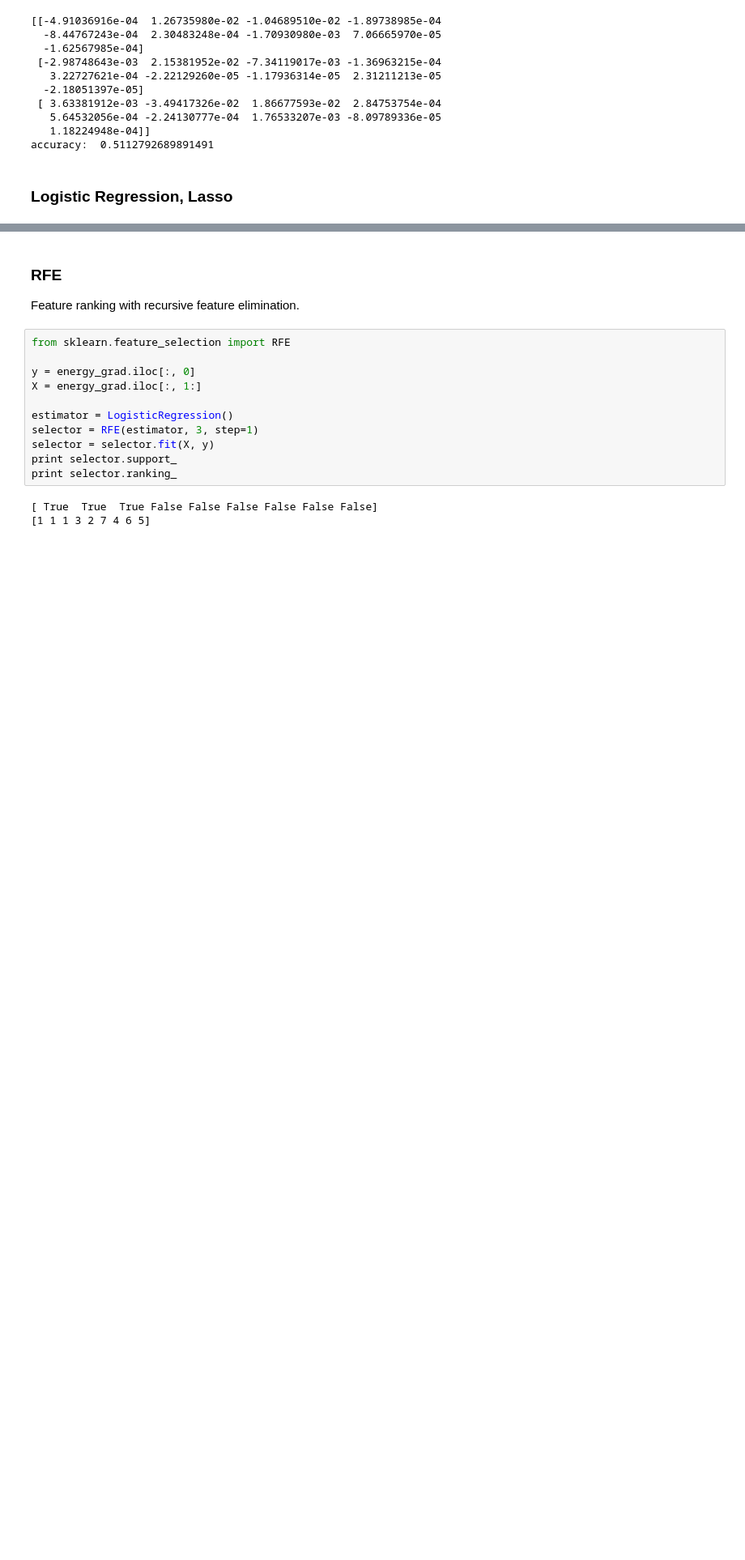
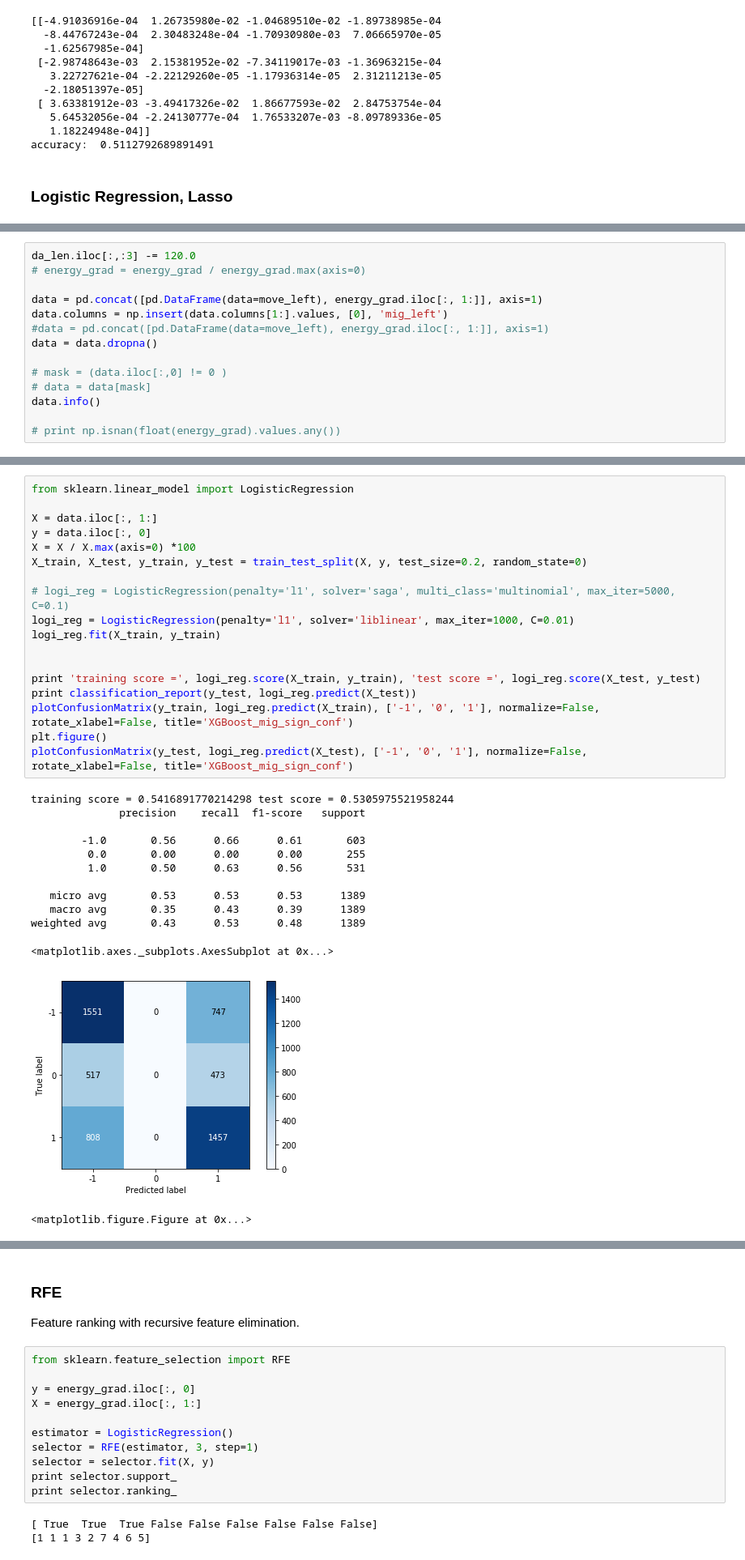
Before and after one commit to xiaotingz/Matlab, a Jupyter notebook: Grain Tracking/ClassificationModels.ipynb, the cells around one changed output, grey strips where cells are left out. Shown: that part at 81% size. Saved outputs shown, nothing was run; the diff lists cells and outputs as text; blank space fills up the shorter version.

```diff
--- a/Grain Tracking/ClassificationModels.ipynb
+++ b/Grain Tracking/ClassificationModels.ipynb
@@ -378,0 +463,14 @@ accuracy:  0.5112792689891491
+# %%
+da_len.iloc[:,:3] -= 120.0
+# energy_grad = energy_grad / energy_grad.max(axis=0)
+
+data = pd.concat([pd.DataFrame(data=move_left), energy_grad.iloc[:, 1:]], axis=1)
+data.columns = np.insert(data.columns[1:].values, [0], 'mig_left')
+#data = pd.concat([pd.DataFrame(data=move_left), energy_grad.iloc[:, 1:]], axis=1)
+data = data.dropna()
+
+# mask = (data.iloc[:,0] != 0 )
+# data = data[mask]
+data.info()
+
+# print np.isnan(float(energy_grad).values.any())
@@ -378,0 +493,32 @@ accuracy:  0.5112792689891491
+# %%
+from sklearn.linear_model import LogisticRegression
+
+X = data.iloc[:, 1:]
+y = data.iloc[:, 0]
+X = X / X.max(axis=0) *100
+X_train, X_test, y_train, y_test = train_test_split(X, y, test_size=0.2, random_state=0)
+
+# logi_reg = LogisticRegression(penalty='l1', solver='saga', multi_class='multinomial', max_iter=5000, C=0.1)
+logi_reg = LogisticRegression(penalty='l1', solver='liblinear', max_iter=1000, C=0.01)
+logi_reg.fit(X_train, y_train)
+
+
+print 'training score =', logi_reg.score(X_train, y_train), 'test score =', logi_reg.score(X_test, y_test)
+print classification_report(y_test, logi_reg.predict(X_test))
+plotConfusionMatrix(y_train, logi_reg.predict(X_train), ['-1', '0', '1'], normalize=False, rotate_xlabel=False, title='XGBoost_mig_sign_conf')
+plt.figure()
+plotConfusionMatrix(y_test, logi_reg.predict(X_test), ['-1', '0', '1'], normalize=False, rotate_xlabel=False, title='XGBoost_mig_sign_conf')
+# %% [output]
+training score = 0.5416891770214298 test score = 0.5305975521958244
+              precision    recall  f1-score   support
+
+        -1.0       0.56      0.66      0.61       603
+         0.0       0.00      0.00      0.00       255
+         1.0       0.50      0.63      0.56       531
+
+   micro avg       0.53      0.53      0.53      1389
+   macro avg       0.35      0.43      0.39      1389
+weighted avg       0.43      0.53      0.48      1389
+<matplotlib.axes._subplots.AxesSubplot at 0x...>
+[figure, added]
+<matplotlib.figure.Figure at 0x...>
```
Also changed, not shown: parts of 21 cells of this notebook, 22 other files.
